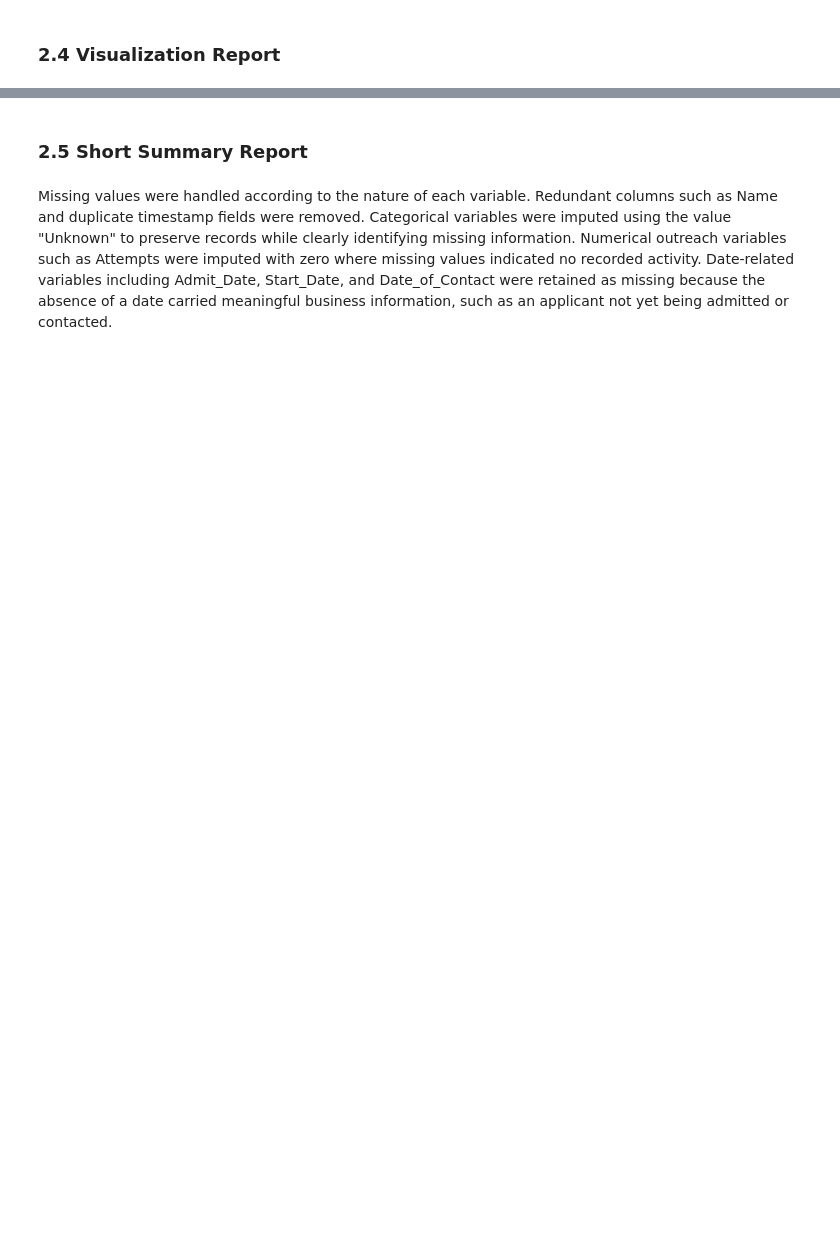
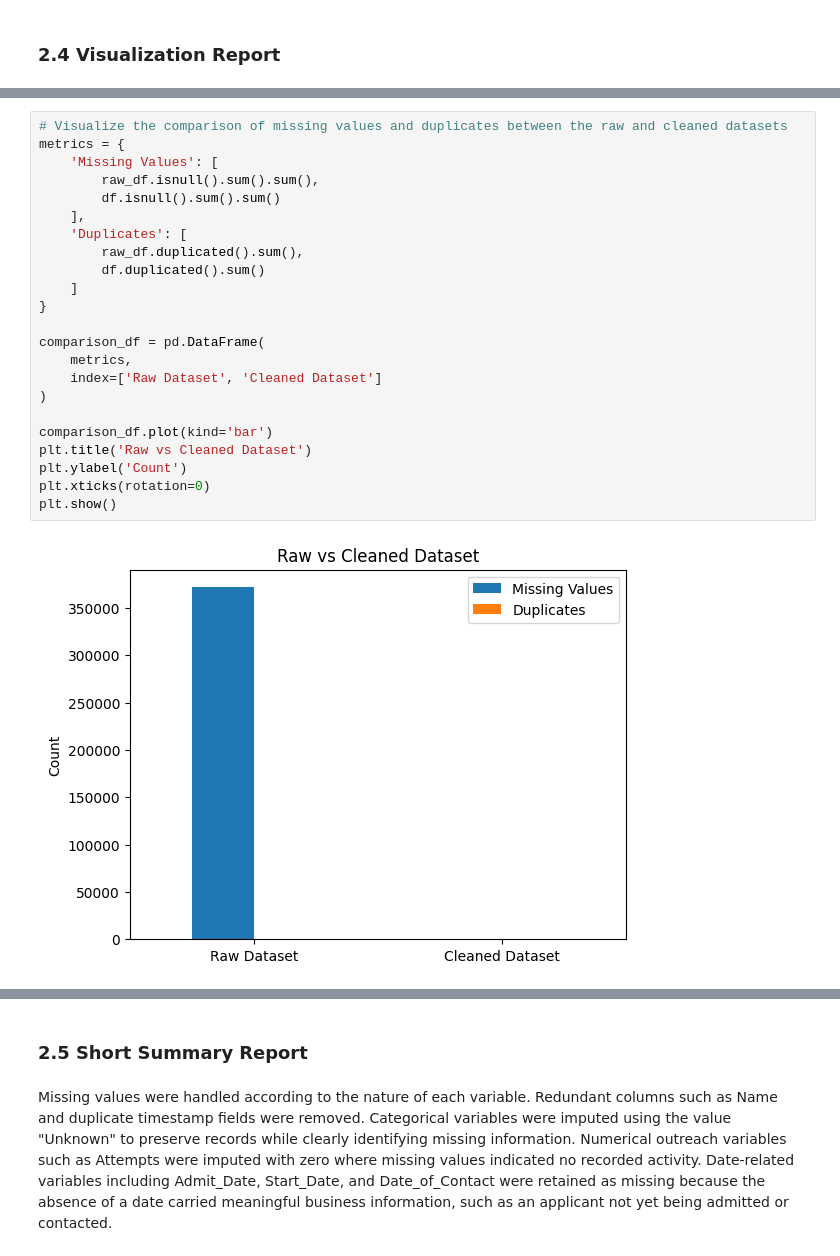
Before and after one commit to Davis-Azangu-DataAnalyst/SchoolRecords, a Jupyter notebook: my-notebook.ipynb, the cells around one changed output, grey strips where cells are left out. Saved outputs shown, nothing was run; the diff lists cells and outputs as text; blank space fills up the shorter version.

Commit message:
cleaned df 2

```diff
--- a/my-notebook.ipynb
+++ b/my-notebook.ipynb
@@ -481,0 +516,25 @@ dtype: object
+# %%
+# Visualize the comparison of missing values and duplicates between the raw and cleaned datasets
+metrics = {
+    'Missing Values': [
+        raw_df.isnull().sum().sum(),
+        df.isnull().sum().sum()
+    ],
+    'Duplicates': [
+        raw_df.duplicated().sum(),
+        df.duplicated().sum()
+    ]
+}
+
+comparison_df = pd.DataFrame(
+    metrics,
+    index=['Raw Dataset', 'Cleaned Dataset']
+)
+
+comparison_df.plot(kind='bar')
+plt.title('Raw vs Cleaned Dataset')
+plt.ylabel('Count')
+plt.xticks(rotation=0)
+plt.show()
+# %% [output]
+[figure, added]
```
Also changed, not shown: parts of 16 cells of this notebook.
